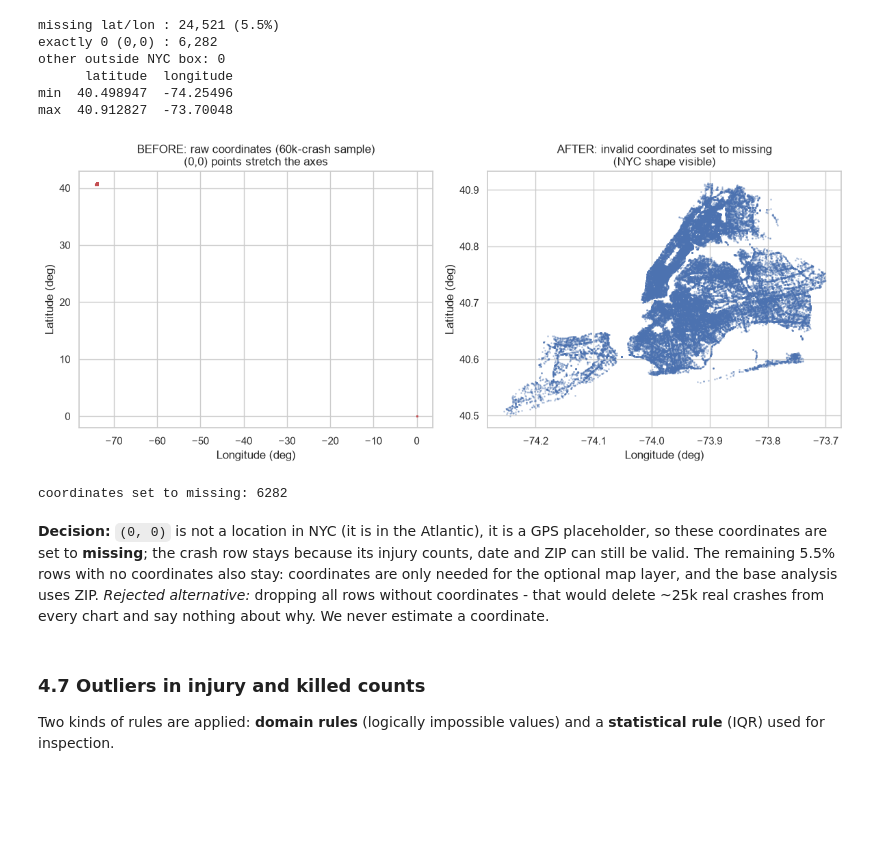
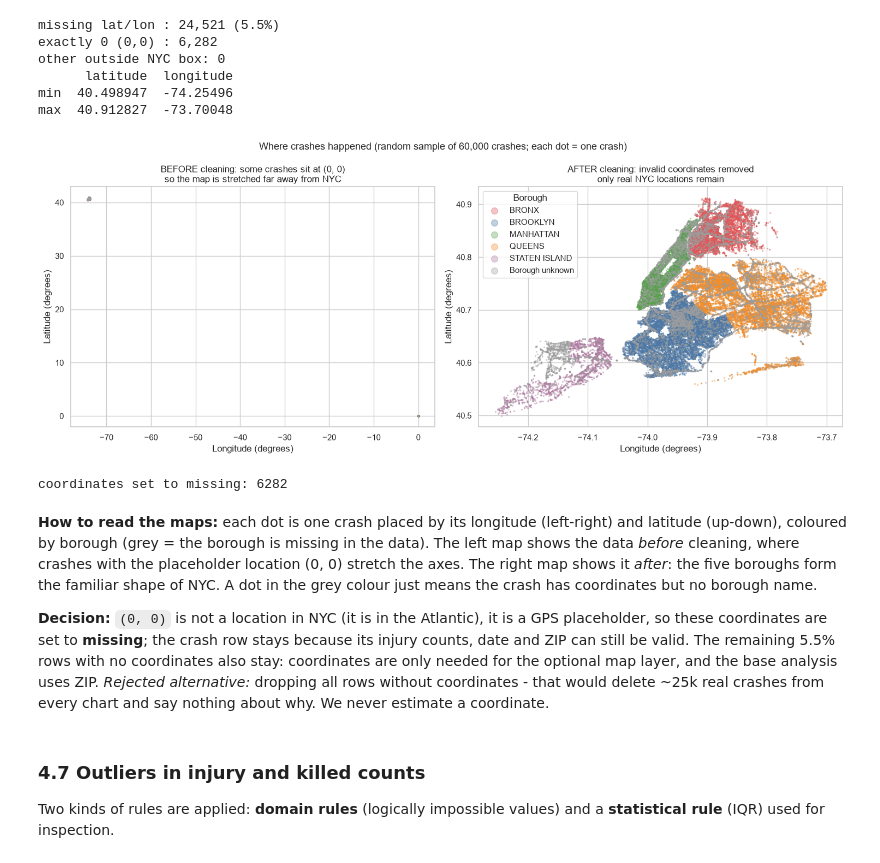
Before and after one commit to Sanad-Manga/NYC-Build-And-Crash, a Jupyter notebook: 02_collisions_eda_cleaning.ipynb, the cells around one changed output. Saved outputs shown, nothing was run; the diff lists cells and outputs as text; code cells hidden in the pictures; blank space fills up the shorter version.

```diff
--- a/02_collisions_eda_cleaning.ipynb
+++ b/02_collisions_eda_cleaning.ipynb
@@ -372,24 +372,37 @@ other outside NYC box: 0
       latitude  longitude
 min  40.498947  -74.25496
 max  40.912827  -73.70048
-# %%
-fig, axes = plt.subplots(1, 2, figsize=(12, 5))
-sample = clean.dropna(subset=["latitude"]).sample(60_000, random_state=42)
-axes[0].scatter(sample["longitude"], sample["latitude"], s=1, alpha=0.3, color="#c44e52")
-axes[0].set(title="BEFORE: raw coordinates (60k-crash sample)\n(0,0) points stretch the axes", xlabel="Longitude (deg)", ylabel="Latitude (deg)")
-
-bad_geo = (lat == 0) | (lon == 0) | outside
-clean.loc[bad_geo, ["latitude", "longitude"]] = np.nan
-sample2 = clean.dropna(subset=["latitude"]).sample(60_000, random_state=42)
-axes[1].scatter(sample2["longitude"], sample2["latitude"], s=1, alpha=0.3, color="#4c72b0")
-axes[1].set(title="AFTER: invalid coordinates set to missing\n(NYC shape visible)", xlabel="Longitude (deg)", ylabel="Latitude (deg)")
-plt.tight_layout(); plt.show()
-record("invalid coordinates (0,0 / outside NYC)", int(bad_geo.sum()), "set to missing")
-print("coordinates set to missing:", int(bad_geo.sum()))
-# %% [output]
-[figure, removed]
-coordinates set to missing: 6282
+# %%
+BOROUGH_COLORS = {"BRONX": "#e15759", "BROOKLYN": "#4e79a7", "MANHATTAN": "#59a14f",
+                  "QUEENS": "#f28e2b", "STATEN ISLAND": "#b07aa1", "Borough unknown": "#9e9e9e"}
+
+def crash_map(ax, data, title):
+    """Scatter of crash locations, one colour per borough."""
+    b = data["borough"].fillna("Borough unknown")
+    for name, color in BOROUGH_COLORS.items():
+        pts = data[b == name]
+        ax.scatter(pts["longitude"], pts["latitude"], s=2, alpha=0.35, color=color, label=name)
+    ax.set(title=title, xlabel="Longitude (degrees)", ylabel="Latitude (degrees)")
+
+fig, axes = plt.subplots(1, 2, figsize=(15, 6))
+before = clean.dropna(subset=["latitude"]).sample(60_000, random_state=42)
+crash_map(axes[0], before, "BEFORE cleaning: some crashes sit at (0, 0)\nso the map is stretched far away from NYC")
+
+bad_geo = (lat == 0) | (lon == 0) | outside
+clean.loc[bad_geo, ["latitude", "longitude"]] = np.nan
+after = clean.dropna(subset=["latitude"]).sample(60_000, random_state=42)
+crash_map(axes[1], after, "AFTER cleaning: invalid coordinates removed\nonly real NYC locations remain")
+leg = axes[1].legend(title="Borough", markerscale=6, loc="upper left")
+fig.suptitle("Where crashes happened (random sample of 60,000 crashes; each dot = one crash)", fontsize=13)
+plt.tight_layout(); plt.show()
+record("invalid coordinates (0,0 / outside NYC)", int(bad_geo.sum()), "set to missing")
+print("coordinates set to missing:", int(bad_geo.sum()))
+# %% [output]
+[figure, added]
+coordinates set to missing: 6282
 # %% [markdown]
+**How to read the maps:** each dot is one crash placed by its longitude (left-right) and latitude (up-down), coloured by borough (grey = the borough is missing in the data). The left map shows the data *before* cleaning, where crashes with the placeholder location (0, 0) stretch the axes. The right map shows it *after*: the five boroughs form the familiar shape of NYC. A dot in the grey colour just means the crash has coordinates but no borough name.
+
 **Decision:** `(0, 0)` is not a location in NYC (it is in the Atlantic), it is a GPS placeholder, so these coordinates are set to **missing**; the crash row stays because its injury counts, date and ZIP can still be valid. The remaining 5.5% rows with no coordinates also stay: coordinates are only needed for the optional map layer, and the base analysis uses ZIP. *Rejected alternative:* dropping all rows without coordinates - that would delete ~25k real crashes from every chart and say nothing about why. We never estimate a coordinate.
 # %% [markdown]
 ### 4.7 Outliers in injury and killed counts
```
Also changed, not shown: parts of 2 cells of this notebook.
